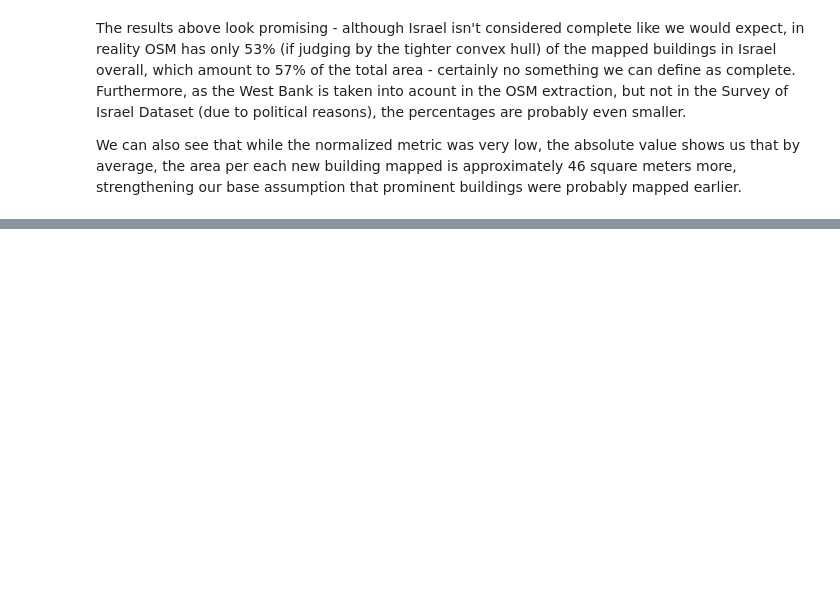
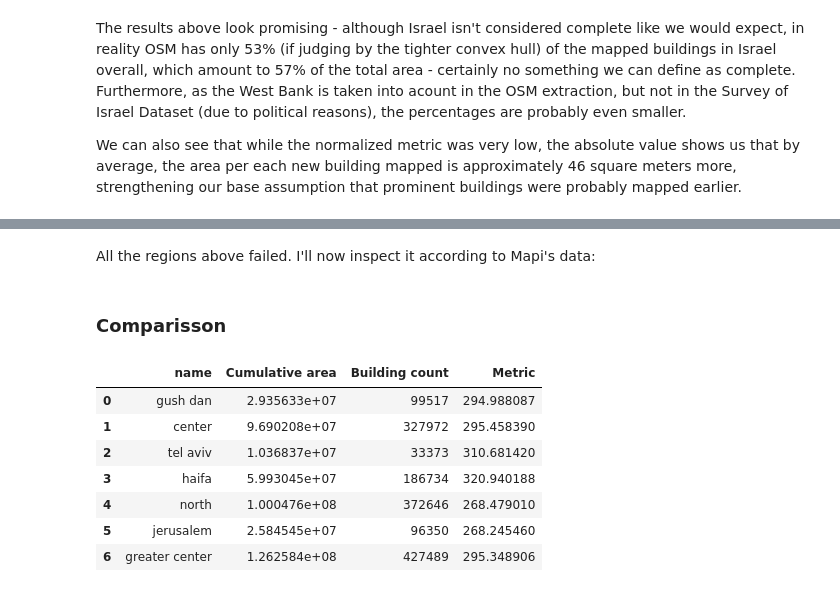
Before and after one commit to Geo-Cultural-Informatics-Lab/OSM-Feature-Completeness, a Jupyter notebook: 4) Validity_tests/israel_building_dataset_comparison.ipynb, the cells around one changed output, grey strips where cells are left out. Cells and saved outputs as stored; diff of their text form; code cells hidden in the pictures; blank space fills up the shorter version.

```diff
--- a/4) Validity_tests/israel_building_dataset_comparison.ipynb
+++ b/4) Validity_tests/israel_building_dataset_comparison.ipynb
@@ -630,0 +746,37 @@ plt.show()
+# %% [markdown]
+All the regions above failed. I'll now inspect it according to Mapi's data:
+# %%
+# calculate n per each region (ArcGIS Pro tool - summarize within)
+il_regions_bld22 = gpd.read_file(r'C:\GIS\1_Work\OSM_research\sandbox\sandbox.gdb', layer='regions_bld22')
+# %%
+# Arrange exported dataframe
+il_regions_bld22.drop(columns=['Shape_Length', 'Shape_Area', 'geometry'], inplace=True)
+il_regions_bld22.rename(columns={'sum_Area_SQUAREMETERS' : 'Cumulative area',
+                                 'Polygon_Count' : 'Building count'}, inplace=True)
+il_regions_bld22 = pd.DataFrame(il_regions_bld22)
+# %%
+# Sum center region to fit the extracted polygon
+new_row = pd.DataFrame({
+    'name': ['greater center'],
+    'Cumulative area': [il_regions_bld22[il_regions_bld22['name'] == 'center']['Cumulative area'].values[0] + il_regions_bld22[il_regions_bld22['name'] == 'gush dan']['Cumulative area'].values[0]],
+    'Building count': [il_regions_bld22[il_regions_bld22['name'] == 'center']['Building count'].values[0] + il_regions_bld22[il_regions_bld22['name'] == 'gush dan']['Building count'].values[0]]
+})
+
+
+il_regions_bld22 = pd.concat([il_regions_bld22, new_row], ignore_index=True)
+# %%
+# Calculate metric
+il_regions_bld22['Metric'] = il_regions_bld22['Cumulative area'] / il_regions_bld22['Building count']
+# %% [markdown]
+### Comparisson
+# %%
+il_regions_bld22
+# %% [output]
+|  | name | Cumulative area | Building count | Metric |
+| 0 | gush dan | 2.935633e+07 | 99517 | 294.988087 |
+| 1 | center | 9.690208e+07 | 327972 | 295.458390 |
+| 2 | tel aviv | 1.036837e+07 | 33373 | 310.681420 |
+| 3 | haifa | 5.993045e+07 | 186734 | 320.940188 |
+| 4 | north | 1.000476e+08 | 372646 | 268.479010 |
+| 5 | jerusalem | 2.584545e+07 | 96350 | 268.245460 |
+| 6 | greater center | 1.262584e+08 | 427489 | 295.348906 |
```
Also changed, not shown: parts of 9 cells of this notebook, 12 other files.
